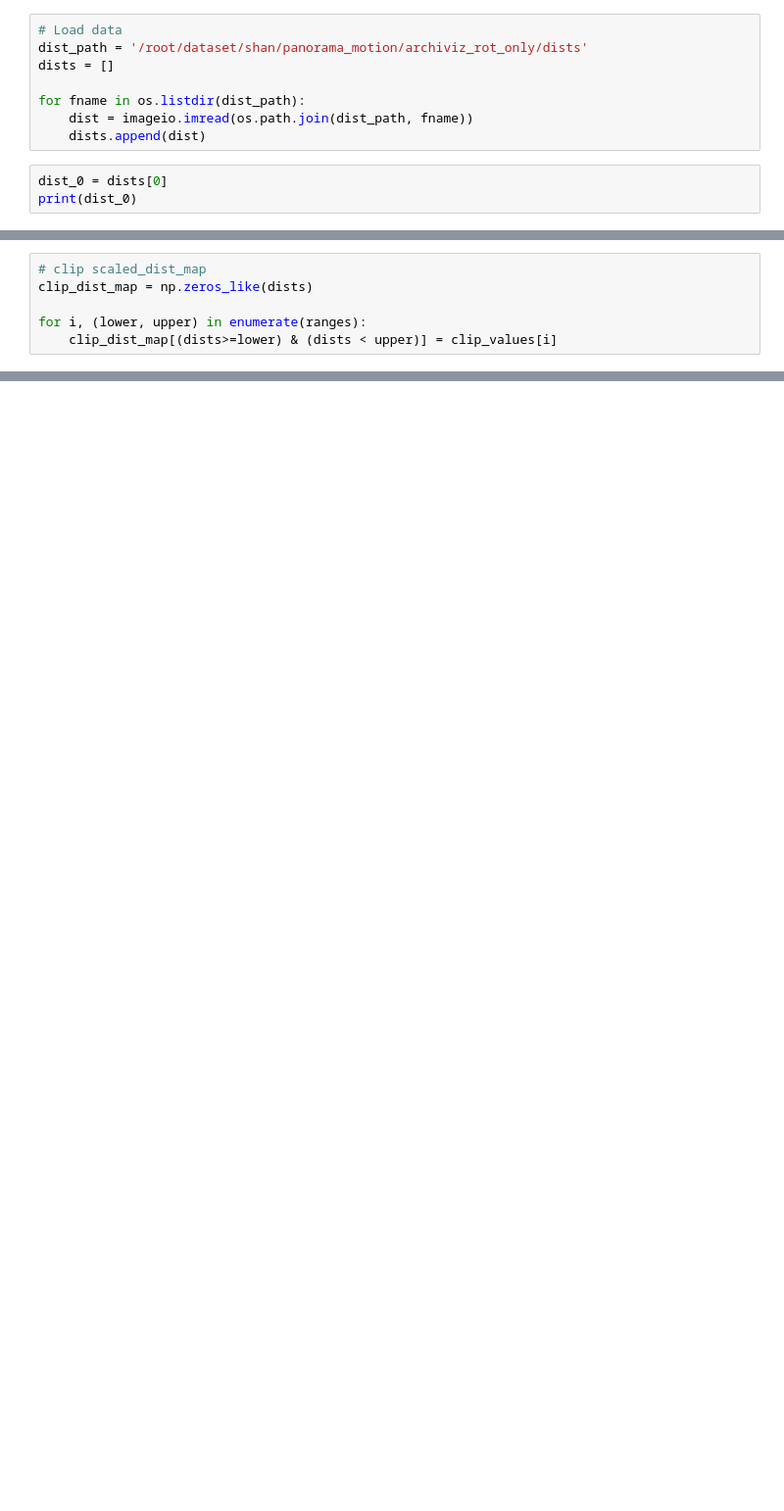
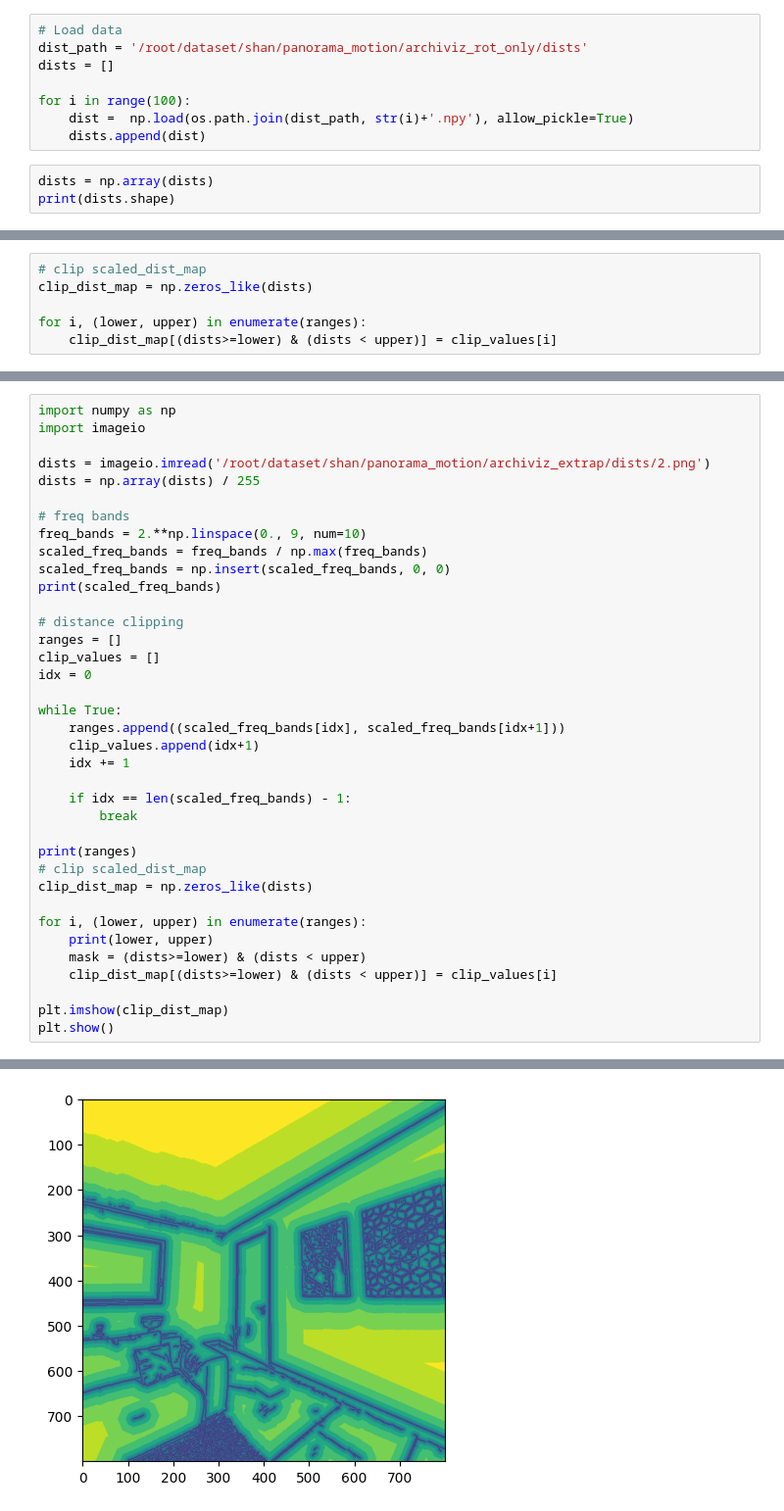
Before and after one commit to jjhooon/nerf, a Jupyter notebook: processing_distance.ipynb, the cells around one changed output, grey strips where cells are left out. Shown at 98% size. Saved outputs shown, nothing was run; the diff lists cells and outputs as text; blank space fills up the shorter version.

```diff
--- a/processing_distance.ipynb
+++ b/processing_distance.ipynb
@@ -9,10 +9,10 @@ import imageio
 dist_path = '/root/dataset/shan/panorama_motion/archiviz_rot_only/dists'
 dists = []
 
-for fname in os.listdir(dist_path):
-    dist = imageio.imread(os.path.join(dist_path, fname))
+for i in range(100):
+    dist =  np.load(os.path.join(dist_path, str(i)+'.npy'), allow_pickle=True)
     dists.append(dist)
 # %%
-dist_0 = dists[0]
-print(dist_0)
+dists = np.array(dists)
+print(dists.shape)
 # %% [output]
@@ -156,0 +180,38 @@ list(range(1, 10+1))[::-1]
+# %%
+import numpy as np
+import imageio
+
+dists = imageio.imread('/root/dataset/shan/panorama_motion/archiviz_extrap/dists/2.png')
+dists = np.array(dists) / 255
+
+# freq bands
+freq_bands = 2.**np.linspace(0., 9, num=10)
+scaled_freq_bands = freq_bands / np.max(freq_bands)
+scaled_freq_bands = np.insert(scaled_freq_bands, 0, 0)
+print(scaled_freq_bands)
+
+# distance clipping
+ranges = []
+clip_values = []
+idx = 0
+
+while True:
+    ranges.append((scaled_freq_bands[idx], scaled_freq_bands[idx+1]))
+    clip_values.append(idx+1)
+    idx += 1
+
+    if idx == len(scaled_freq_bands) - 1:
+        break
+
+print(ranges)
+# clip scaled_dist_map
+clip_dist_map = np.zeros_like(dists)
+
+for i, (lower, upper) in enumerate(ranges):
+    print(lower, upper)
+    mask = (dists>=lower) & (dists < upper)
+    clip_dist_map[(dists>=lower) & (dists < upper)] = clip_values[i]
+
+plt.imshow(clip_dist_map)
+plt.show()
+# %% [output]
@@ -156,0 +231 @@ list(range(1, 10+1))[::-1]
+[figure, added]
```
Also changed, not shown: parts of 20 cells of this notebook, 2 other files.
